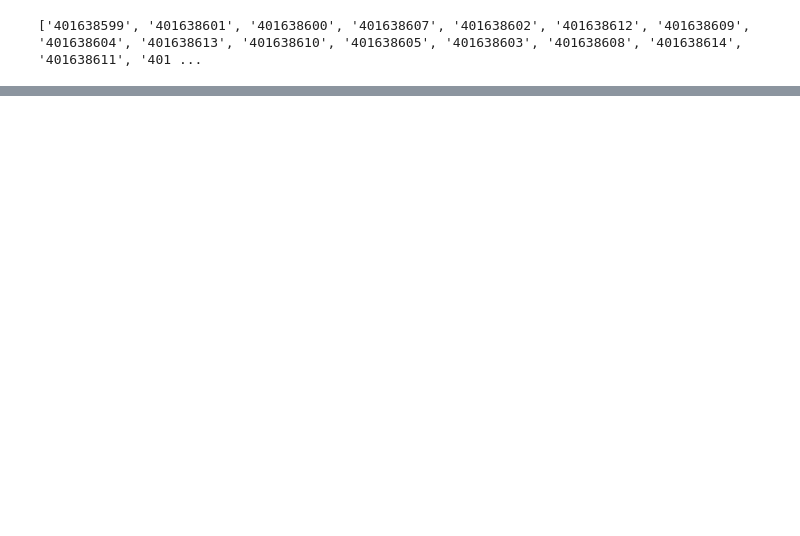
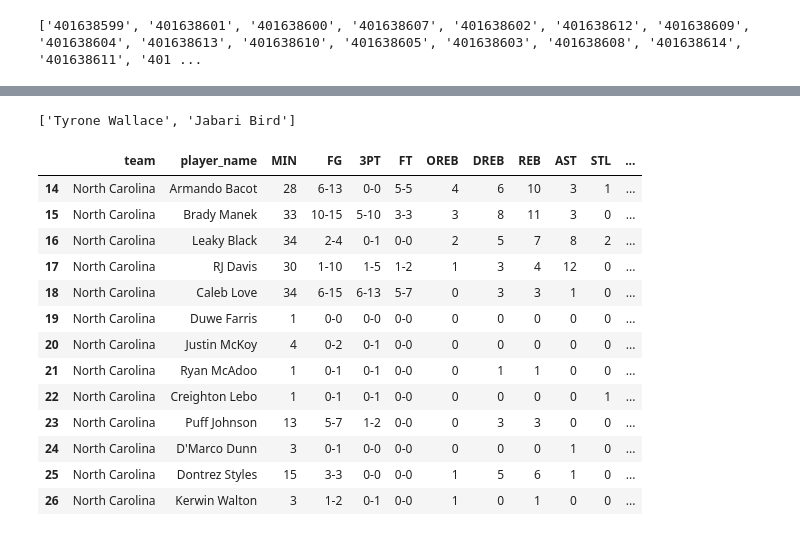
Before and after one commit to skydale23/kaggle-ncaam, a Jupyter notebook: 2025_model/development_notebooks/scrape_torvik.ipynb, the cells around one changed output, grey strips where cells are left out. Saved outputs shown, nothing was run; the diff lists cells and outputs as text; code cells hidden in the pictures; blank space fills up the shorter version.

```diff
--- a/2025_model/development_notebooks/scrape_torvik.ipynb
+++ b/2025_model/development_notebooks/scrape_torvik.ipynb
@@ -331,0 +218,2 @@ played = tmp_box["player_name"].unique().tolist()
+# %%
+ncaam_box_scores["team"] = ncaam_box_scores["team"].str.replace(r'\bState\b', 'St.', regex=True)
@@ -353,0 +440,22 @@ print(players_with_high_distance)
+# %%
+team_seasons.sort_values(by="injured_players_value", ascending=False).iloc[0]["injured_players"]
+# %% [output]
+['Tyrone Wallace', 'Jabari Bird']
+# %%
+ncaam_box_scores[(ncaam_box_scores.team == "North Carolina")
+                 & (ncaam_box_scores.Season == "2022")]
+# %% [output]
+|  | team | player_name | MIN | FG | 3PT | FT | OREB | DREB | REB | AST | STL | ... |
+| 14 | North Carolina | Armando Bacot | 28 | 6-13 | 0-0 | 5-5 | 4 | 6 | 10 | 3 | 1 | ... |
+| 15 | North Carolina | Brady Manek | 33 | 10-15 | 5-10 | 3-3 | 3 | 8 | 11 | 3 | 0 | ... |
+| 16 | North Carolina | Leaky Black | 34 | 2-4 | 0-1 | 0-0 | 2 | 5 | 7 | 8 | 2 | ... |
+| 17 | North Carolina | RJ Davis | 30 | 1-10 | 1-5 | 1-2 | 1 | 3 | 4 | 12 | 0 | ... |
+| 18 | North Carolina | Caleb Love | 34 | 6-15 | 6-13 | 5-7 | 0 | 3 | 3 | 1 | 0 | ... |
+| 19 | North Carolina | Duwe Farris | 1 | 0-0 | 0-0 | 0-0 | 0 | 0 | 0 | 0 | 0 | ... |
+| 20 | North Carolina | Justin McKoy | 4 | 0-2 | 0-1 | 0-0 | 0 | 0 | 0 | 0 | 0 | ... |
+| 21 | North Carolina | Ryan McAdoo | 1 | 0-1 | 0-1 | 0-0 | 0 | 1 | 1 | 0 | 0 | ... |
+| 22 | North Carolina | Creighton Lebo | 1 | 0-1 | 0-1 | 0-0 | 0 | 0 | 0 | 0 | 1 | ... |
+| 23 | North Carolina | Puff Johnson | 13 | 5-7 | 1-2 | 0-0 | 0 | 3 | 3 | 0 | 0 | ... |
+| 24 | North Carolina | D'Marco Dunn | 3 | 0-1 | 0-0 | 0-0 | 0 | 0 | 0 | 1 | 0 | ... |
+| 25 | North Carolina | Dontrez Styles | 15 | 3-3 | 0-0 | 0-0 | 1 | 5 | 6 | 1 | 0 | ... |
+| 26 | North Carolina | Kerwin Walton | 3 | 1-2 | 0-1 | 0-0 | 1 | 0 | 1 | 0 | 0 | ... |
```
Also changed, not shown: parts of 48 cells of this notebook.
